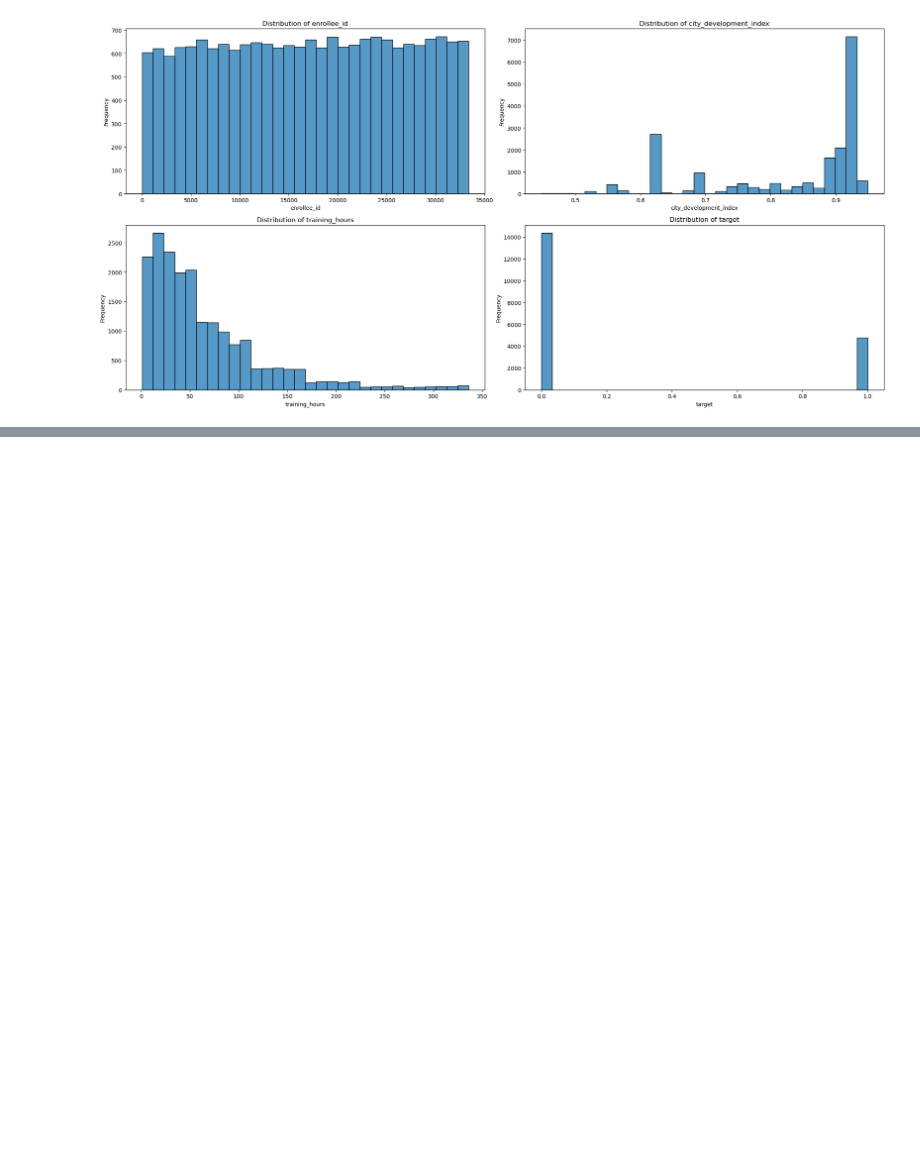
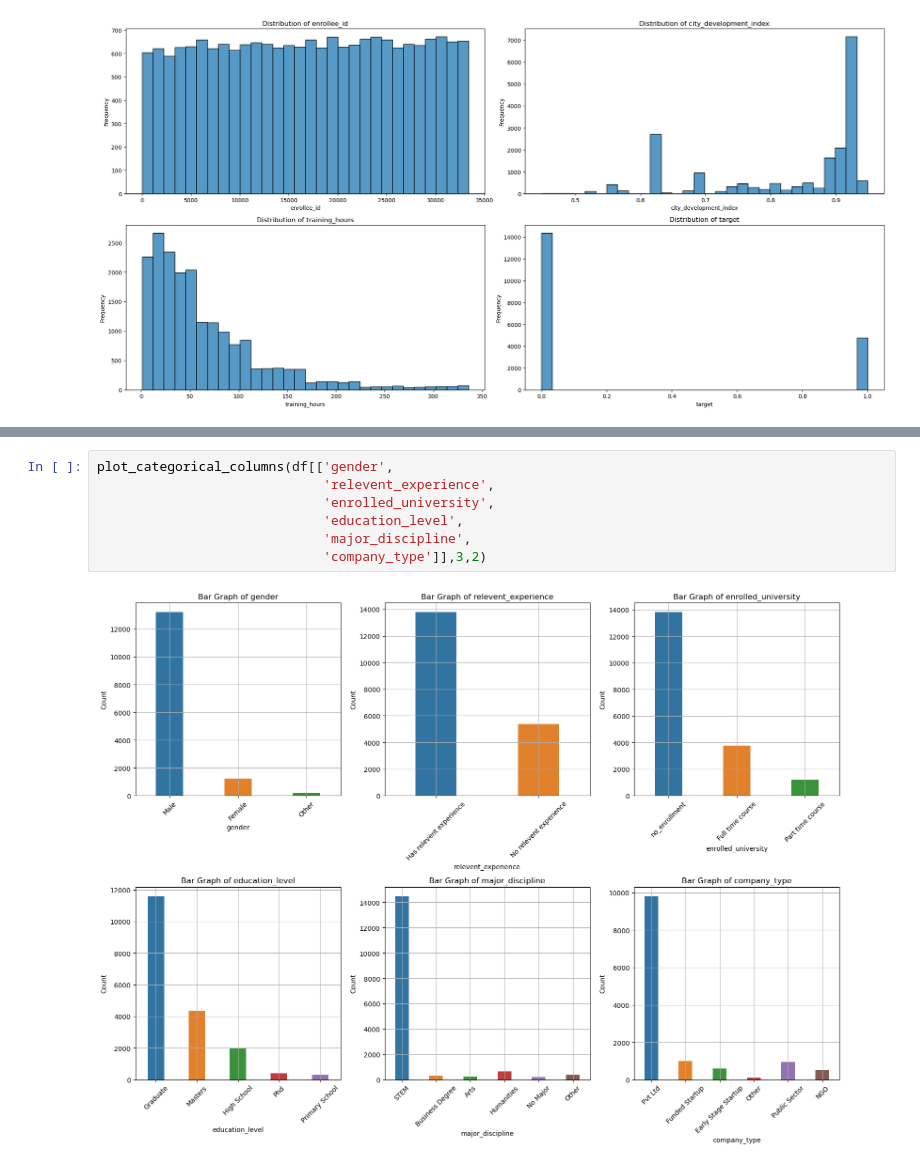
Before and after one commit to grumpycatyo-collab/ubiquitous-test, a Jupyter notebook: main.ipynb, the cells around one changed output, grey strips where cells are left out. Saved outputs shown, nothing was run; the diff lists cells and outputs as text; blank space fills up the shorter version.

```diff
--- a/main.ipynb
+++ b/main.ipynb
@@ -83,0 +84,9 @@ IndexError: index 4 is out of bounds for axis 0 with size 4
+# %%
+plot_categorical_columns(df[['gender',
+                             'relevent_experience',
+                             'enrolled_university',
+                             'education_level',
+                             'major_discipline',
+                             'company_type']],3,2)
+# %% [output]
+[figure, added]
```
Also changed, not shown: parts of 13 cells of this notebook, 1 other file.
